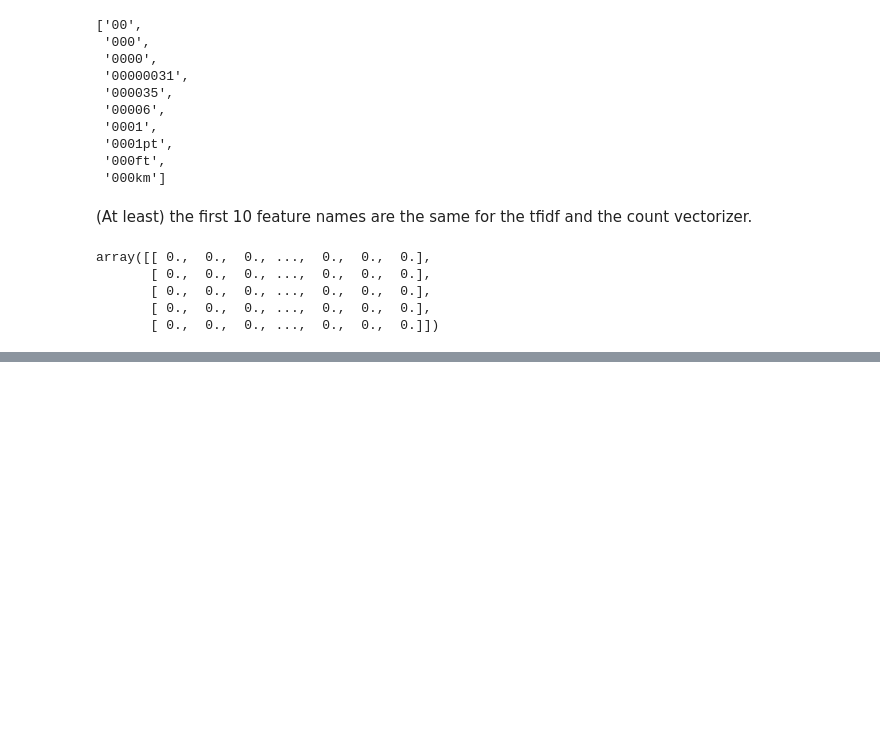
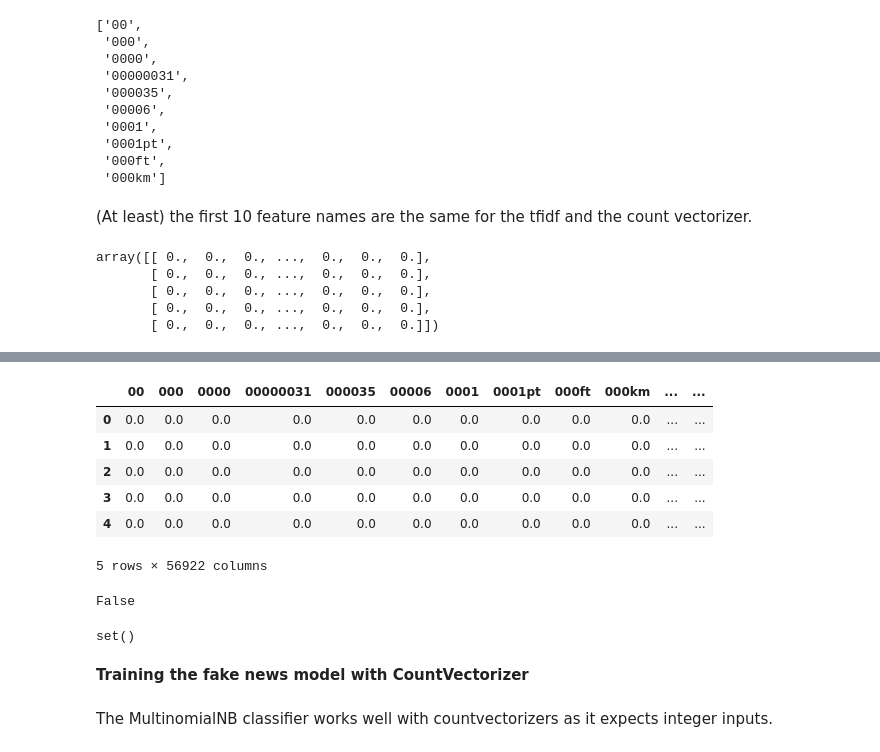
Before and after one commit to sushant2811/NLPandDeepLearning, a Jupyter notebook: NLP.ipynb, the cells around one changed output, grey strips where cells are left out. Saved outputs shown, nothing was run; the diff lists cells and outputs as text; code cells hidden in the pictures; blank space fills up the shorter version.

```diff
--- a/NLP.ipynb
+++ b/NLP.ipynb
@@ -2108,0 +2173,20 @@ array([[ 0.,  0.,  0., ...,  0.,  0.,  0.],
+# %%
+tfidfDf.head()
+# %% [output]
+|  | 00 | 000 | 0000 | 00000031 | 000035 | 00006 | 0001 | 0001pt | 000ft | 000km | ... | ... |
+| 0 | 0.0 | 0.0 | 0.0 | 0.0 | 0.0 | 0.0 | 0.0 | 0.0 | 0.0 | 0.0 | ... | ... |
+| 1 | 0.0 | 0.0 | 0.0 | 0.0 | 0.0 | 0.0 | 0.0 | 0.0 | 0.0 | 0.0 | ... | ... |
+| 2 | 0.0 | 0.0 | 0.0 | 0.0 | 0.0 | 0.0 | 0.0 | 0.0 | 0.0 | 0.0 | ... | ... |
+| 3 | 0.0 | 0.0 | 0.0 | 0.0 | 0.0 | 0.0 | 0.0 | 0.0 | 0.0 | 0.0 | ... | ... |
+| 4 | 0.0 | 0.0 | 0.0 | 0.0 | 0.0 | 0.0 | 0.0 | 0.0 | 0.0 | 0.0 | ... | ... |
+5 rows × 56922 columns
+# %%
+countVectorizerDf.equals(tfidfDf)
+# %% [output]
+False
+# %%
+set(countVectorizerDf.columns) - set(tfidfDf.columns)
+# %% [output]
+set()
+# %% [markdown]
+**Training the fake news model with CountVectorizer**
@@ -2108,0 +2196,2 @@ array([[ 0.,  0.,  0., ...,  0.,  0.,  0.],
+# %% [markdown]
+The MultinomialNB classifier works well with countvectorizers as it expects integer inputs.
```
Also changed, not shown: parts of 43 cells of this notebook.
